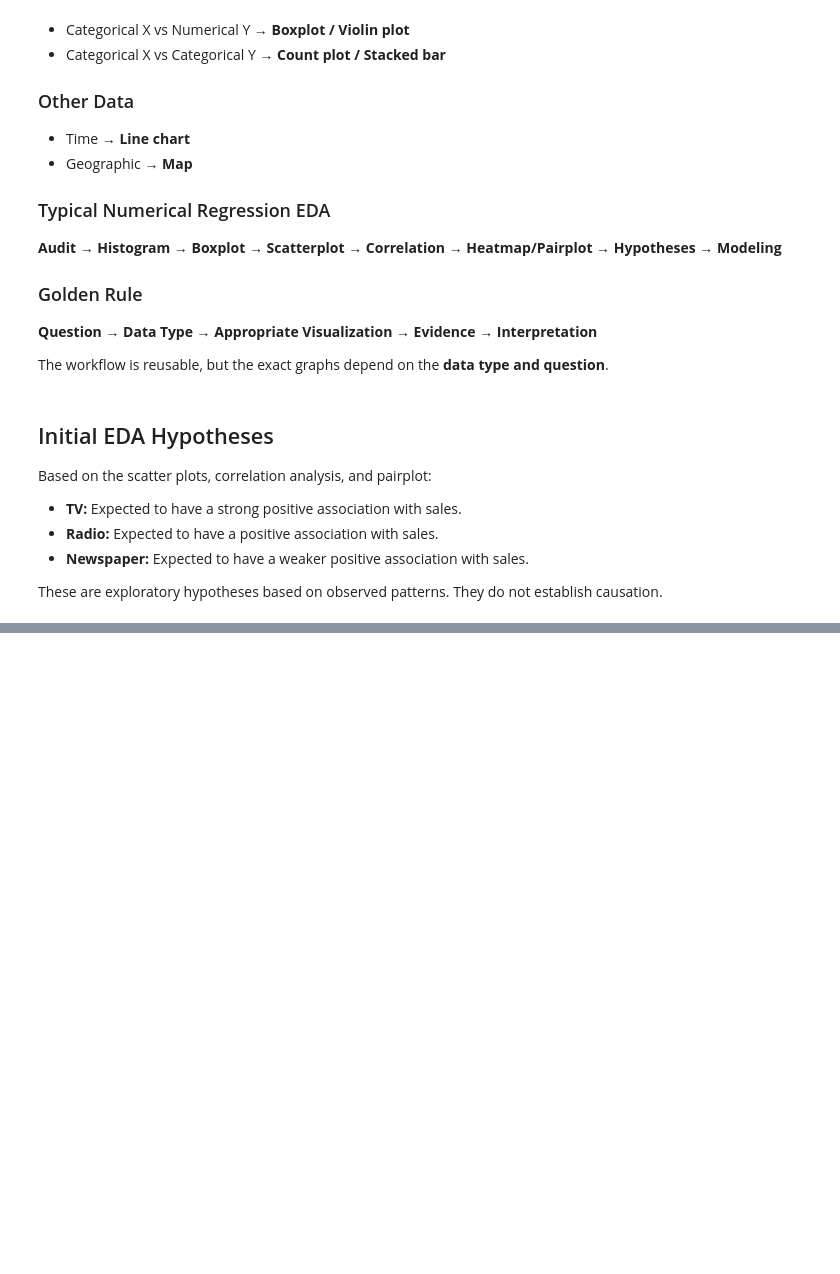
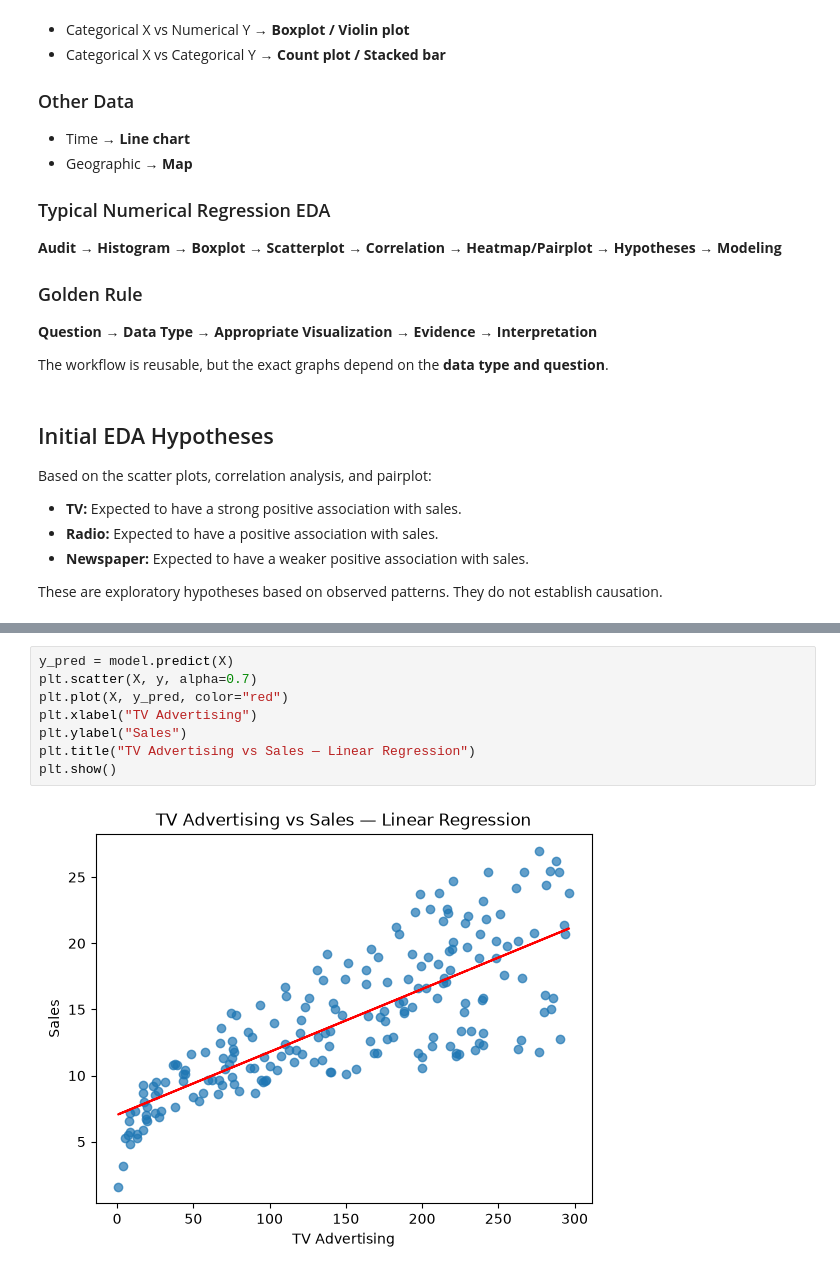
Before and after one commit to Gopi-6091/advertising-regression, a Jupyter notebook: notebooks/01_data_understanding.ipynb, the cells around one changed output, grey strips where cells are left out. Drawn from its saved outputs; the diff is of its cells as text; blank space fills up the shorter version.

```diff
--- a/notebooks/01_data_understanding.ipynb
+++ b/notebooks/01_data_understanding.ipynb
@@ -575,0 +658,10 @@ These are exploratory hypotheses based on observed patterns. They do not establi
+# %%
+y_pred = model.predict(X)
+plt.scatter(X, y, alpha=0.7)
+plt.plot(X, y_pred, color="red")
+plt.xlabel("TV Advertising")
+plt.ylabel("Sales")
+plt.title("TV Advertising vs Sales — Linear Regression")
+plt.show()
+# %% [output]
+[figure, added]
```
Also changed, not shown: parts of 17 cells of this notebook, 2 other files.
